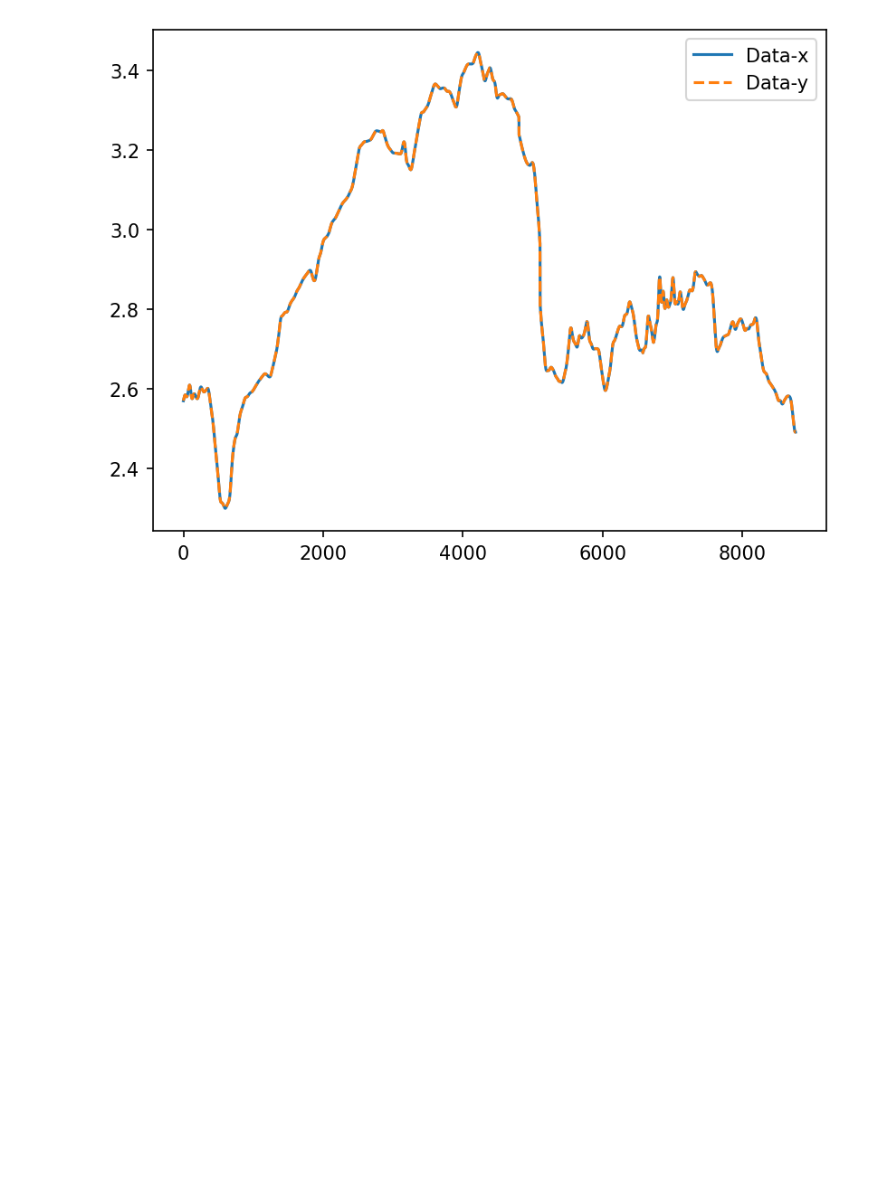
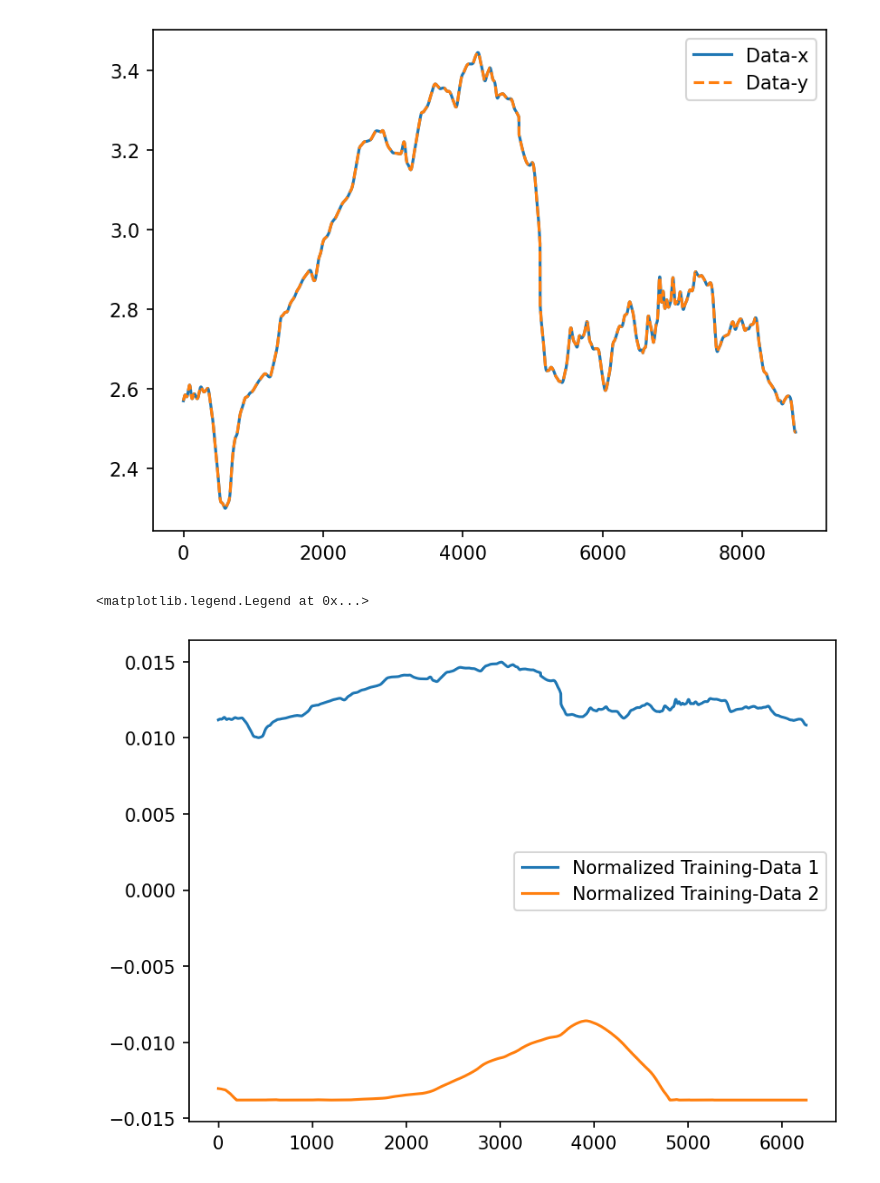
Before and after one commit to francescococetta/ictp2024_project10, a Jupyter notebook: scripts/1_hour_input.ipynb, the cells around one changed output. Saved outputs shown, nothing was run; the diff lists cells and outputs as text; code cells hidden in the pictures; blank space fills up the shorter version.

```diff
--- a/scripts/1_hour_input.ipynb
+++ b/scripts/1_hour_input.ipynb
@@ -45,3 +55,13 @@ for i in range(n):
+# %%
+plt.figure(dpi=150)
+
+plt.plot(x[:,0], markersize=0.5, label="Normalized Training-Data 1")
+plt.plot(x[:,1], markersize=0.5, label="Normalized Training-Data 2")
+
+plt.legend()
+# %% [output]
+<matplotlib.legend.Legend at 0x...>
+[figure, added]
 # %%
 class Simple_Neural_Net(nn.Module):
     def __init__(self):
```
Also changed, not shown: parts of 13 cells of this notebook.
